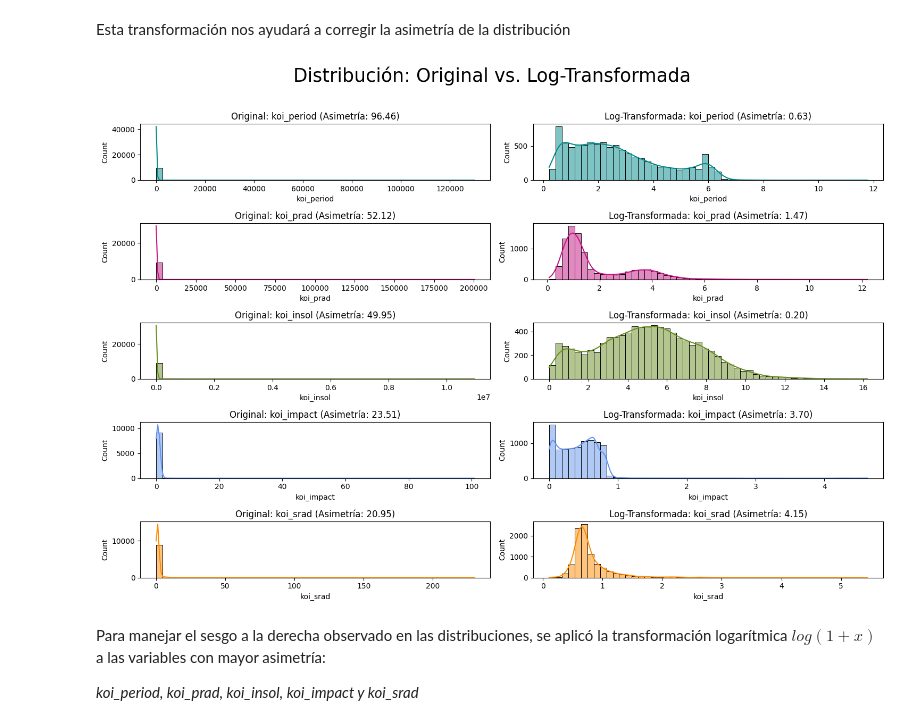
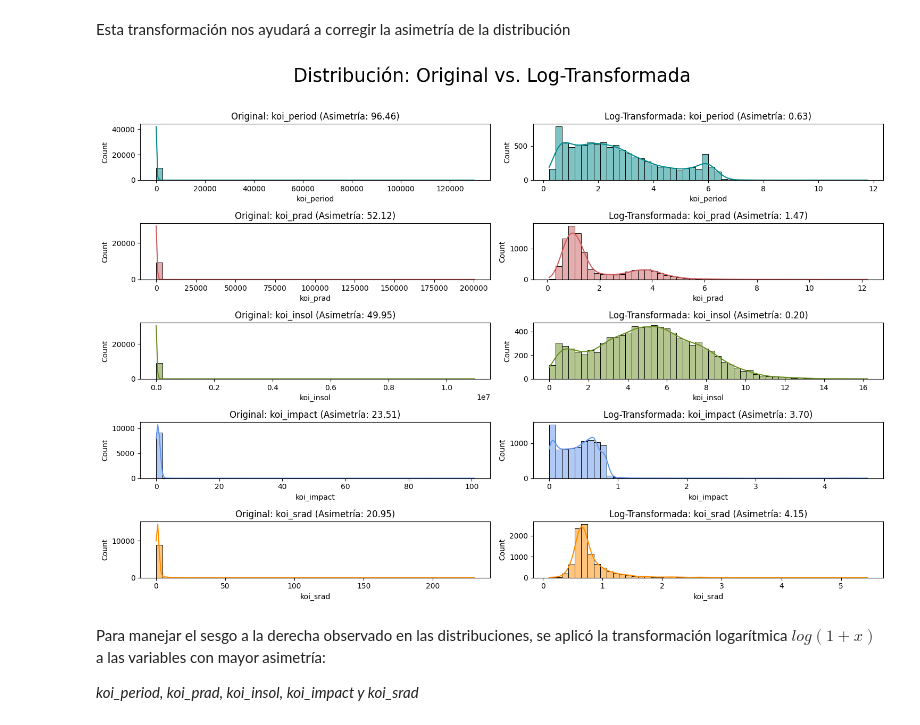
Before and after one commit to lvalencia232/KeplerExoplanet, a Jupyter notebook: kepler_exoplanet.ipynb, the cells around one changed output. Drawn from its saved outputs; the diff is of its cells as text; code cells hidden in the pictures.

```diff
--- a/kepler_exoplanet.ipynb
+++ b/kepler_exoplanet.ipynb
@@ -1574,26 +1574,26 @@ for col in top_asimetrias:
     # Usamos log(1+x) para manejar valores cercanos a cero
     df_log[col] = np.log1p(df_log[col])
 # %%
-colores_fila = ['darkcyan', 'mediumvioletred', 'olivedrab', 'cornflowerblue', 'darkorange']
+colores_fila = ['darkcyan', 'indianred', 'olivedrab', 'cornflowerblue', 'darkorange']
 
 # Visualizar la distribución antes y despues de la transformación
 fig, axes = plt.subplots(len(top_asimetrias), 2, figsize=(15, 10))
 plt.suptitle('Distribución: Original vs. Log-Transformada', y=1.02, fontsize=25)
 
 for i, col in enumerate(top_asimetrias):
     color_base = colores_fila[i % len(colores_fila)]
     # Columna original
     sns.histplot(df_copy2[col].dropna(), bins=50, kde=True, ax=axes[i, 0], color=color_base)
     axes[i, 0].set_title(f'Original: {col} (Asimetría: {df_copy2[col].skew():.2f})')
 
     # Columna Log-Transformada
     sns.histplot(df_log[col].dropna(), bins=50, kde=True, ax=axes[i, 1], color=color_base)
     axes[i, 1].set_title(f'Log-Transformada: {col} (Asimetría: {df_log[col].skew():.2f})')
 
 plt.tight_layout()
 plt.show()
 # %% [output]
-[figure, old version]
+[figure, new version]
 # %% [markdown]
 Para manejar el sesgo a la derecha observado en las distribuciones, se aplicó la transformación logarítmica $log(1+x)$ a las variables con mayor asimetría:
 
```
Also changed, not shown: parts of 16 cells of this notebook.
